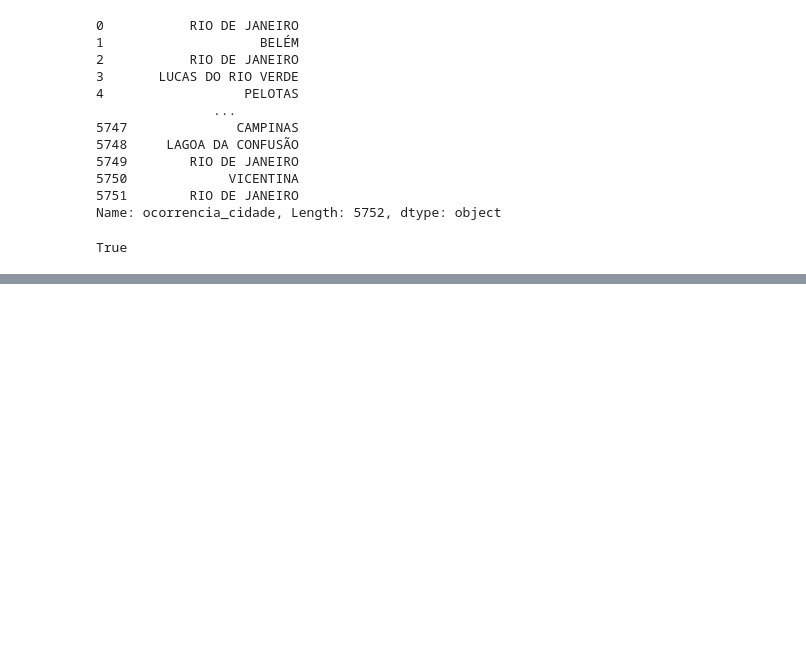
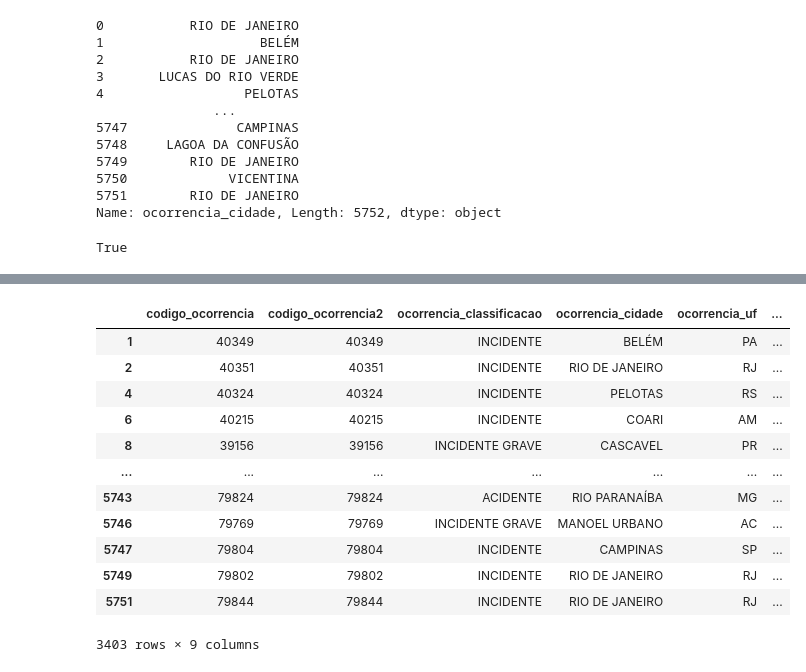
Before and after one commit to Jefersonpontes13/ETL_Python, a Jupyter notebook: AcidentesAeronaves/Limpeza.ipynb, the cells around one changed output, grey strips where cells are left out. Saved outputs shown, nothing was run; the diff lists cells and outputs as text; code cells hidden in the pictures; blank space fills up the shorter version.

```diff
--- a/AcidentesAeronaves/Limpeza.ipynb
+++ b/AcidentesAeronaves/Limpeza.ipynb
@@ -72,0 +133,2 @@ df_AcidentesAeronaves = pd.read_csv("ocorrencia_2010_2020.csv", sep=";", parse_d
+# %%
+df_AcidentesAeronaves.replace([10], pd.NA, inplace=True)
@@ -72,0 +148,2 @@ df_AcidentesAeronaves = pd.read_csv("ocorrencia_2010_2020.csv", sep=";", parse_d
+# %%
+df_AcidentesAeronaves.fillna(value={'total_recomendacoes':10}, inplace=True)
@@ -72,0 +163,2 @@ df_AcidentesAeronaves = pd.read_csv("ocorrencia_2010_2020.csv", sep=";", parse_d
+# %%
+df_AcidentesAeronaves['total_recomendacoes_bkp'] = df_AcidentesAeronaves.total_recomendacoes
@@ -72,0 +174,2 @@ df_AcidentesAeronaves = pd.read_csv("ocorrencia_2010_2020.csv", sep=";", parse_d
+# %%
+df_AcidentesAeronaves.drop(['total_recomendacoes_bkp'], axis=1, inplace=True)
@@ -72,0 +185,16 @@ df_AcidentesAeronaves = pd.read_csv("ocorrencia_2010_2020.csv", sep=";", parse_d
+# %%
+df_AcidentesAeronaves.dropna()
+# %% [output]
+|  | codigo_ocorrencia | codigo_ocorrencia2 | ocorrencia_classificacao | ocorrencia_cidade | ocorrencia_uf | ... |
+| 1 | 40349 | 40349 | INCIDENTE | BELÉM | PA | ... |
+| 2 | 40351 | 40351 | INCIDENTE | RIO DE JANEIRO | RJ | ... |
+| 4 | 40324 | 40324 | INCIDENTE | PELOTAS | RS | ... |
+| 6 | 40215 | 40215 | INCIDENTE | COARI | AM | ... |
+| 8 | 39156 | 39156 | INCIDENTE GRAVE | CASCAVEL | PR | ... |
+| ... | ... | ... | ... | ... | ... | ... |
+| 5743 | 79824 | 79824 | ACIDENTE | RIO PARANAÍBA | MG | ... |
+| 5746 | 79769 | 79769 | INCIDENTE GRAVE | MANOEL URBANO | AC | ... |
+| 5747 | 79804 | 79804 | INCIDENTE | CAMPINAS | SP | ... |
+| 5749 | 79802 | 79802 | INCIDENTE | RIO DE JANEIRO | RJ | ... |
+| 5751 | 79844 | 79844 | INCIDENTE | RIO DE JANEIRO | RJ | ... |
+3403 rows × 9 columns
```
Also changed, not shown: parts of 18 cells of this notebook.
